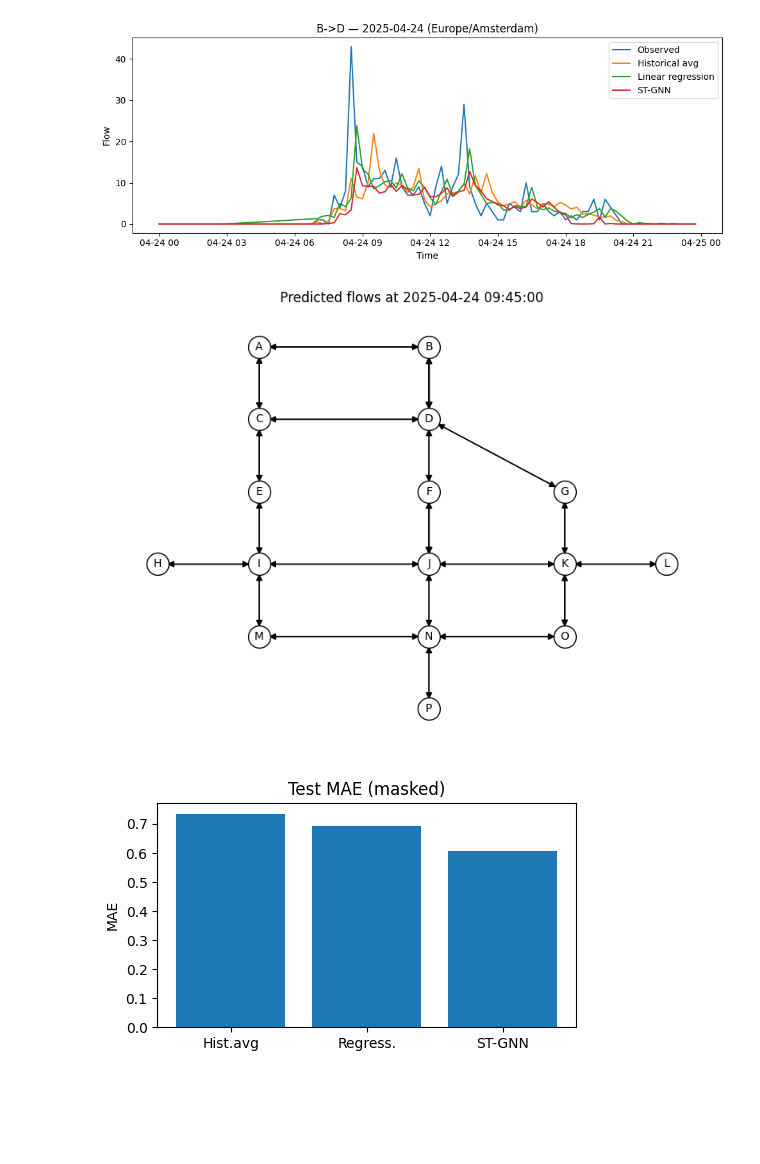
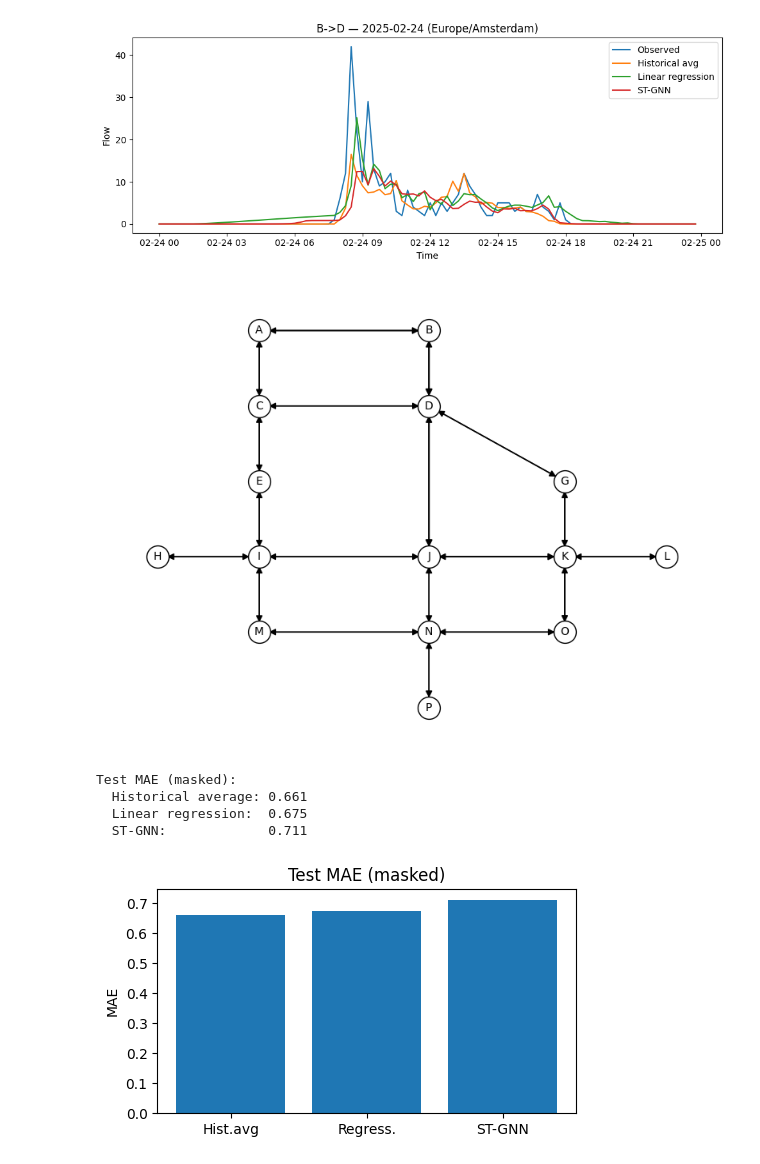
Before and after one commit to RvdKar/Bicycle_Traffic_Flow_GNN, a Jupyter notebook: main.ipynb, the cells around one changed output. Cells and saved outputs as stored; diff of their text form; code cells hidden in the pictures; blank space fills up the shorter version.

```diff
--- a/main.ipynb
+++ b/main.ipynb
@@ -230,11 +672,18 @@ set_all_seeds(cfg.seed)
 # Load your raw CSVs exactly as before
 csv_paths = [
     "data/smartcameras_line--2025-01-01T03-01-00--2025-02-01T03-01-00--tud_project--y16mv1.csv",
-    "data/smartcameras_line--2025-02-01T03-01-00--2025-03-01T03-01-00--tud_project--bvtmix.csv",
-    "data/smartcameras_line--2025-03-01T03-01-00--2025-04-01T03-01-00--tud_project--a93fyx.csv",
-    "data/smartcameras_line--2025-04-01T03-01-00--2025-05-01T03-01-00--tud_project--henvbs.csv"
+    "data/smartcameras_line--2025-02-01T03-01-00--2025-03-01T03-01-00--tud_project--bvtmix.csv"# ,
+    # "data/smartcameras_line--2025-03-01T03-01-00--2025-04-01T03-01-00--tud_project--a93fyx.csv",
+    # "data/smartcameras_line--2025-04-01T03-01-00--2025-05-01T03-01-00--tud_project--henvbs.csv"
 ]
 raw_df = PP.parse_smartcamera_csv(csv_paths)      # tidy: timestamp, sensor_key, count_in, count_out  :contentReference[oaicite:18]{index=18}
+
+nc_paths = [
+    "data/davis-TUD-EWI_Roof_Electrical_Engineering_202501.nc",
+    "data/davis-TUD-EWI_Roof_Electrical_Engineering_202502.nc",
+]
+weather_raw = load_davis_weather_nc(nc_paths, tz='Europe/Amsterdam', out_freq=cfg.time_granularity)
+weather_raw.head()
 
 # Build edge-time matrices (targets + mask) from your mapping
 times, X, M = PP.build_edge_time_matrix(raw_df, cfg, net_cfg)   # returns times[T], X[T,E], M[T,E]  :contentReference[oaicite:19]{index=19}
@@ -281,18 +1302,18 @@ loaders = make_loaders(X, M, (exog if cfg.use_exog else None), cfg, splits)
 
 # Instantiate your model exactly as before (same hyperparams / options)
 gnn = MD.EdgeSTGNN(E=E, F_in=F_in, H_out=cfg.H_out, A_hat=A_hat,
-                   nblocks=2, hidden=32, dropout=0.1, gcn_type="gcn")   # unchanged internals  :contentReference[oaicite:22]{index=22}
+                   nblocks=cfg.nblocks, hidden=cfg.hidden, dropout=cfg.dropout, gcn_type=cfg.gcn_type)   # unchanged internals  :contentReference[oaicite:22]{index=22}
 
 # (Optional) prediction-driven epoch hook: keeps behaviour identical to your script  :contentReference[oaicite:23]{index=23}
 # epoch_hook = None
 # If you previously used the hook, uncomment:
 epoch_hook = TR.make_prediction_driven_hook(
-    X, M, times, E, cfg, weather_df, A_bin,
+    X, M, times_ams, E, cfg, context_df, A_bin,
     slices=splits, loaders=loaders,
     lags_self=(1,2,3,6,12), lags_neigh=(1,2,3),
-    ema_alpha=0.7, fill_weights=(0.5, 0.3, 0.2)
+    ema_alpha=0.7, fill_weights=(0.5, 0.3, 0.2)  # includes predictions
 )
 
 # Train (identical loop with early-stop & optional Laplacian smoothing)  :contentReference[oaicite:24]{index=24}
-gnn = train_stgnn(gnn, loaders, cfg, A_bin=A_bin, epoch_hook=epoch_hook)
+gnn = train_stgnn(gnn, loaders, cfg, A_bin=A_bin, epoch_hook=None)
 # %% [output]
@@ -400,7 +1410,7 @@ from zoneinfo import ZoneInfo
 
 # --- choose edge + day ---
 edge_uv = ('B', 'D')        # change me
-day_str = '2025-04-24'      # change me
+day_str = '2025-02-24'      # change me
 
 u, v = edge_uv
 edge_label = f'{u}->{v}'
@@ -438,15 +1448,15 @@ ax.plot(times_ams[mask], Xhat_gnn[mask, edge_i],      label='ST-GNN')
 ax.set(title=f'{edge_label} — {day0.date()} (Europe/Amsterdam)', xlabel='Time', ylabel='Flow')
 ax.legend(); fig.tight_layout(); plt.show()
 # %% [output]
-[figure, old version]
+[figure, new version]
 # %%
 # Build edge->value mapping for a chosen timestamp (e.g., mid-day in test)
 t_idx = int(np.where(mask)[0].mean())
 edge_values = { net_cfg.index_edge[i] if hasattr(net_cfg, "index_edge") and net_cfg.index_edge
                 else net_cfg.directed_edges[i]: float(Xhat_gnn[t_idx, i]) for i in range(E) }
-VIZ.draw_network_flows(edge_values, net_cfg, title=f'Predicted flows at {times[t_idx]}')  # :contentReference[oaicite:27]{index=27}
+VIZ.draw_network_flows(edge_values, net_cfg)  # :contentReference[oaicite:27]{index=27}
 # %% [output]
-[figure, old version]
+[figure, new version]
 # %%
 # Compute MAE over the test slice for each model, masking like your training
 sl = splits["test"]
@@ -459,13 +1469,22 @@ mae_reg      = masked_mae_np(Xhat_reg[sl],      X[sl], M[sl])
 # For the GNN, use timeline rollout for apples-to-apples aggregation
 mae_gnn      = masked_mae_np(Xhat_gnn[sl],      X[sl], M[sl])
 
+print(f'Test MAE (masked):')
+print(f'  Historical average: {mae_baseline:.3f}')
+print(f'  Linear regression:  {mae_reg:.3f}')
+print(f'  ST-GNN:             {mae_gnn:.3f}')
+
 plt.figure(figsize=(5,3))
 plt.bar(['Hist.avg','Regress.','ST-GNN'], [mae_baseline, mae_reg, mae_gnn])
 plt.ylabel('MAE')
 plt.title('Test MAE (masked)')
 plt.tight_layout(); plt.show()
 # %% [output]
+Test MAE (masked):
+  Historical average: 0.661
+  Linear regression:  0.675
+  ST-GNN:             0.711
-[figure, old version]
+[figure, new version]
 # %%
 import networkx as nx
 import matplotlib.colors as mcolors
```
Also changed, not shown: parts of 19 cells of this notebook, 3 other files.
